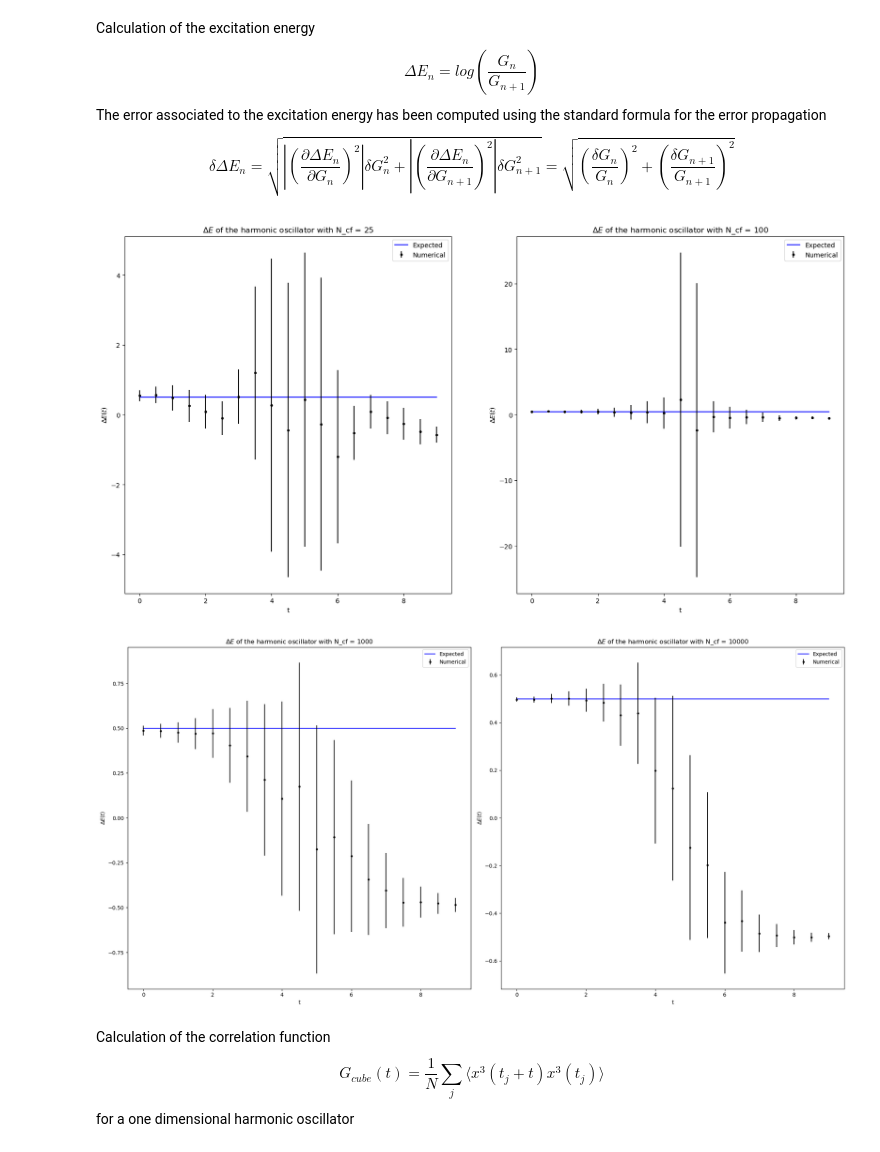
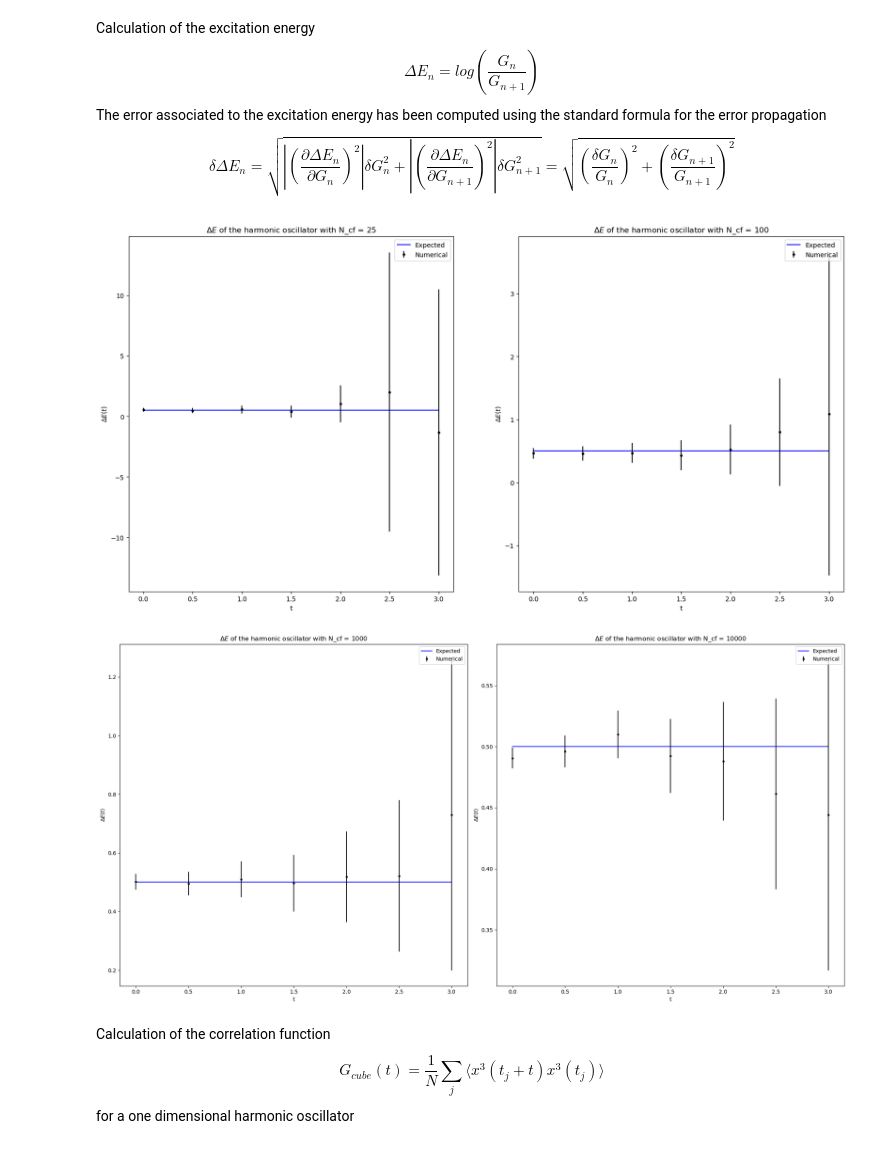
Before and after one commit to lusvelt/path-integral-monte-carlo, a Jupyter notebook: src/metropolis-harmonic-oscillator.ipynb, the cells around one changed output. Drawn from its saved outputs; the diff is of its cells as text; code cells hidden in the pictures.

```diff
--- a/src/metropolis-harmonic-oscillator.ipynb
+++ b/src/metropolis-harmonic-oscillator.ipynb
@@ -58,49 +58,60 @@ def error_delta_E(avg, std):
         error_delta_E[n] = np.sqrt(((std[n] / avg[n])**2 +
                                    (std[n+1] / avg[n+1])**2)) #propagation of error
     return error_delta_E
+# %%
+delta_E_25 = delta_E(avg_25)
+delta_E_100 = delta_E(avg_100)
+delta_E_1000 = delta_E(avg_1000)
+delta_E_10000 = delta_E(avg_10000)
+
+error_delta_E_25 = error_delta_E(avg_25, std_25)
+error_delta_E_100 = error_delta_E(avg_100, std_100)
+error_delta_E_1000 = error_delta_E(avg_1000, std_1000)
+error_delta_E_10000 = error_delta_E(avg_10000, std_10000)
 # %%
 fig_1, axes = plt.subplots(1, 2, figsize=(20, 10))
+N_samples = 7
 
 # Primo grafico (Grafico corrente)
-axes[0].plot(t, E_exact ,'b', label='Expected')
-axes[0].errorbar(t, delta_E(avg_25), yerr=error_delta_E(avg_25, std_25), fmt='.', color='black', label='Numerical')
+axes[0].plot(t[:N_samples], E_exact[:N_samples] ,'b', label='Expected')
+axes[0].errorbar(t[:N_samples], delta_E_25[:N_samples], yerr=error_delta_E_25[:N_samples], fmt='.', color='black', label='Numerical')
 axes[0].legend(loc='upper right')
 axes[0].set_title(r'$\Delta E$ of the harmonic oscillator with N_cf = 25')
 axes[0].set_xlabel('t')
 axes[0].set_ylabel(r'$\Delta E(t)$')
 
-axes[1].plot(t, E_exact ,'b', label='Expected')
-axes[1].errorbar(t, delta_E(avg_100), yerr=error_delta_E(avg_100, std_100), fmt='.', color='black', label='Numerical')
+axes[1].plot(t[:N_samples], E_exact[:N_samples] ,'b', label='Expected')
+axes[1].errorbar(t[:N_samples], delta_E_100[:N_samples], yerr=error_delta_E_100[:N_samples], fmt='.', color='black', label='Numerical')
 axes[1].legend(loc='upper right')
 axes[1].set_title(r'$\Delta E$ of the harmonic oscillator with N_cf = 100')
 axes[1].set_xlabel('t')
 axes[1].set_ylabel(r'$\Delta E(t)$')
 
 fig_2, axes = plt.subplots(1, 2, figsize=(20, 10))
 
-axes[0].plot(t, E_exact ,'b', label='Expected')
-axes[0].errorbar(t, delta_E(avg_1000), yerr=error_delta_E(avg_1000, std_1000), fmt='.', color='black', label='Numerical')
+axes[0].plot(t[:N_samples], E_exact[:N_samples] ,'b', label='Expected')
+axes[0].errorbar(t[:N_samples], delta_E_1000[:N_samples], yerr=error_delta_E_1000[:N_samples], fmt='.', color='black', label='Numerical')
 axes[0].legend(loc='upper right')
 axes[0].set_title(r'$\Delta E$ of the harmonic oscillator with N_cf = 1000')
 axes[0].set_xlabel('t')
 axes[0].set_ylabel(r'$\Delta E(t)$')
 
-axes[1].plot(t, E_exact ,'b', label='Expected')
-axes[1].errorbar(t, delta_E(avg_10000), yerr=error_delta_E(avg_10000, std_10000), fmt='.', color='black', label='Numerical')
+axes[1].plot(t[:N_samples], E_exact[:N_samples] ,'b', label='Expected')
+axes[1].errorbar(t[:N_samples], delta_E_10000[:N_samples], yerr=error_delta_E_10000[:N_samples], fmt='.', color='black', label='Numerical')
 axes[1].legend(loc='upper right')
 axes[1].set_title(r'$\Delta E$ of the harmonic oscillator with N_cf = 10000')
 axes[1].set_xlabel('t')
 axes[1].set_ylabel(r'$\Delta E(t)$')
 
 
 # Aggiusta automaticamente gli spazi tra i grafici
 plt.tight_layout()
 
 # Mostra i grafici
 plt.show()
 # %% [output]
-[figure, old version]
+[figure, new version]
-[figure, old version]
+[figure, new version]
 # %% [markdown]
 Calculation of the correlation function
 $$
```
Also changed, not shown: parts of 5 cells of this notebook, 5 other files.
